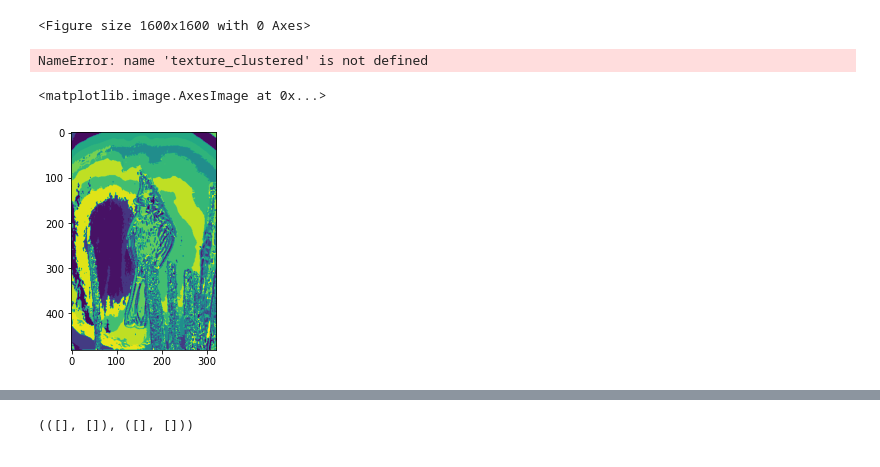
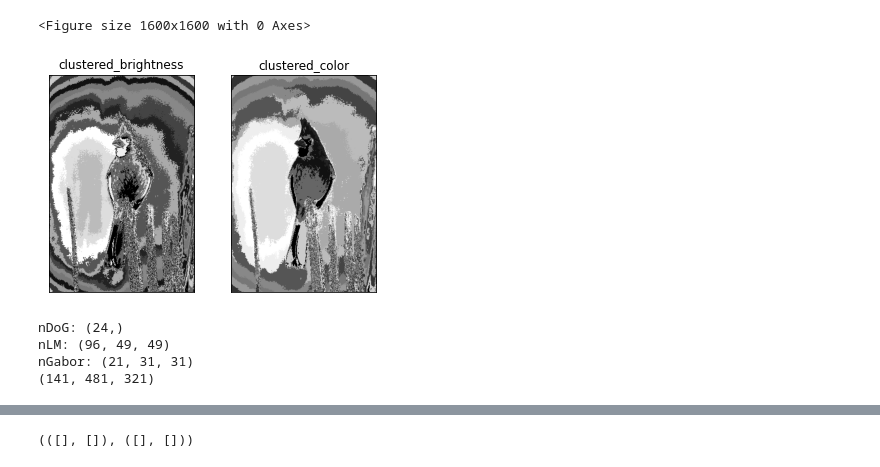
Before and after one commit to saikrn112/PB-lite-edge-detection-RBE549, a Jupyter notebook: CV_test.ipynb, the cells around one changed output, grey strips where cells are left out. Drawn from its saved outputs; the diff is of its cells as text; code cells hidden in the pictures.

```diff
--- a/CV_test.ipynb
+++ b/CV_test.ipynb
@@ -391,21 +381,0 @@ filters = group_filters()
-# %%
-# images = np.empty([img.shape[0],img.shape[1],len(filters)])
-
-# for customFilter in filters:
-#     image = cv2.filter2D(img,ddepth=-1,kernel=np.array(filters[0]))
-#     image = np.expand_dims(image,axis=2)
-#     np.append(images,image,axis=2)
-
-images = []
-for customFilter in filters:
-    images.append(cv2.filter2D(img,ddepth=-1,kernel=np.array(customFilter)))
-
-print(np.shape(images))
-
-
-km = KMeans(n_clusters = 64, init='random',n_init=10,max_iter=300,tol=1e-04, random_state=0)
-images_reshaped = np.transpose(np.reshape(images,[len(filters),img_shape[0]*img_shape[1]]))
-y_km = km.fit_predict(images_reshaped)
-clustered_texture = np.reshape(y_km,[img_shape[0],img_shape[1]])
-print(np.shape(clustered_texture))
-plt.imshow(clustered_texture)
@@ -484,33 +441,25 @@ plot_half_disk_masks()
 # %%
 # Brightness and color map
 def get_cluster_map(img,clusters,n_features):
     img_shape = np.shape(img)
     img_2d = img.reshape(-1,n_features)
     km = KMeans(n_clusters = clusters, init='random',n_init=10,max_iter=300,tol=1e-04, random_state=0)
     clustered_image = km.fit_predict(img_2d)
     clustered_image = np.reshape(clustered_image,(img_shape[0],img_shape[1]))
     return clustered_image
 def plot_brightness_color_clustered_map(img,img_color):
     clustered_brightness = get_cluster_map(img,16,1)
     clustered_color = get_cluster_map(img_color,16,3)
     plt.subplot(121),plt.imshow(cv2.cvtColor(normalize(clustered_brightness),cv2.COLOR_BGR2RGB))
     plt.title('clustered_brightness')
     plt.xticks([]),plt.yticks([])
     plt.subplot(122),plt.imshow(cv2.cvtColor(normalize(clustered_color),cv2.COLOR_BGR2RGB))
     plt.title('clustered_color')
     plt.xticks([]),plt.yticks([])
 
-# plot_brightness_color_clustered_map(img,img_color)
-
-texture_clustered = get_cluster_map(np.transpose(images,axes=[1,2,0]),64,len(filters))
-plt.imshow(texture_clustered)
+plot_brightness_color_clustered_map(img,img_color)
 # %% [output]
-NameError: name 'texture_clustered' is not defined
+[figure, added]
-# %%
-plt.imshow(texturex_clustered)
-# %% [output]
-<matplotlib.image.AxesImage at 0x...>
-[figure, removed]
 # %%
 # gradients
 def update_chi_sqr_dist(chi_image,g_i,h_i):
@@ -549,0 +504,12 @@ color_gradients = get_image_gradients(clustered_color)
+# %%
+filters = group_filters()
+filtered_images = []
+for customFilter in filters:
+    filtered_images.append(cv2.filter2D(img,ddepth=-1,kernel=np.array(customFilter)))
+
+print(np.shape(filtered_images))
+# %% [output]
+nDoG: (24,)
+nLM: (96, 49, 49)
+nGabor: (21, 31, 31)
+(141, 481, 321)
```
Also changed, not shown: parts of 16 cells of this notebook.
